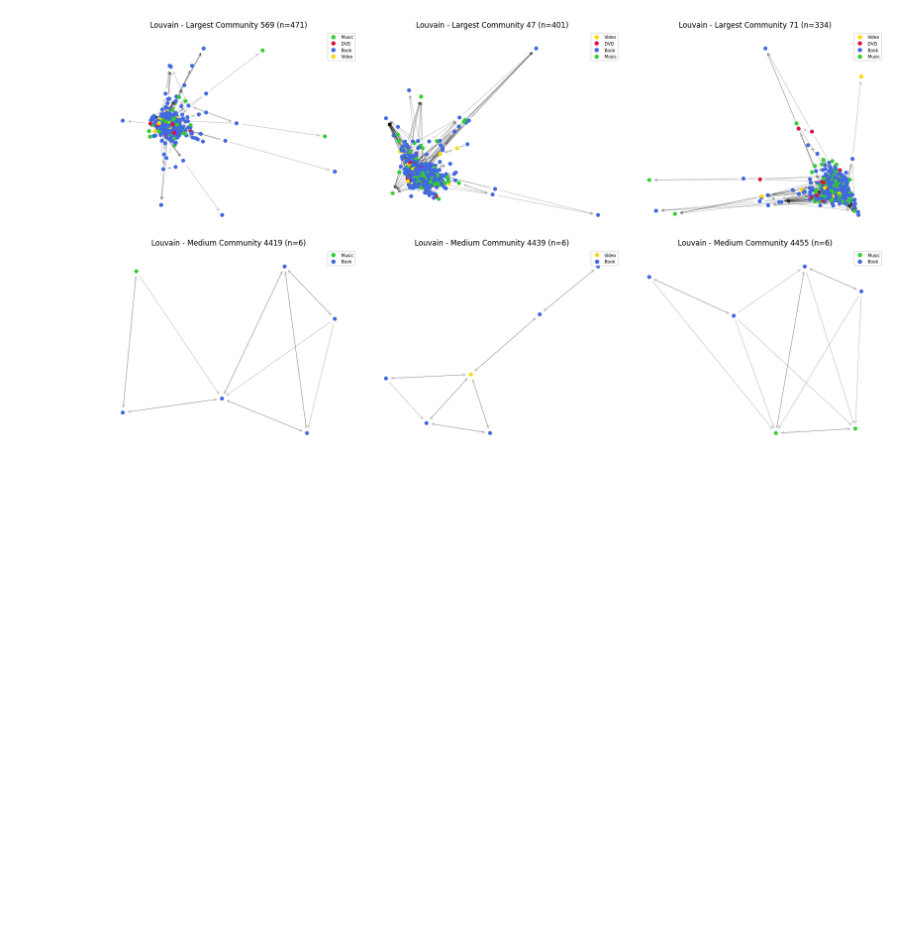
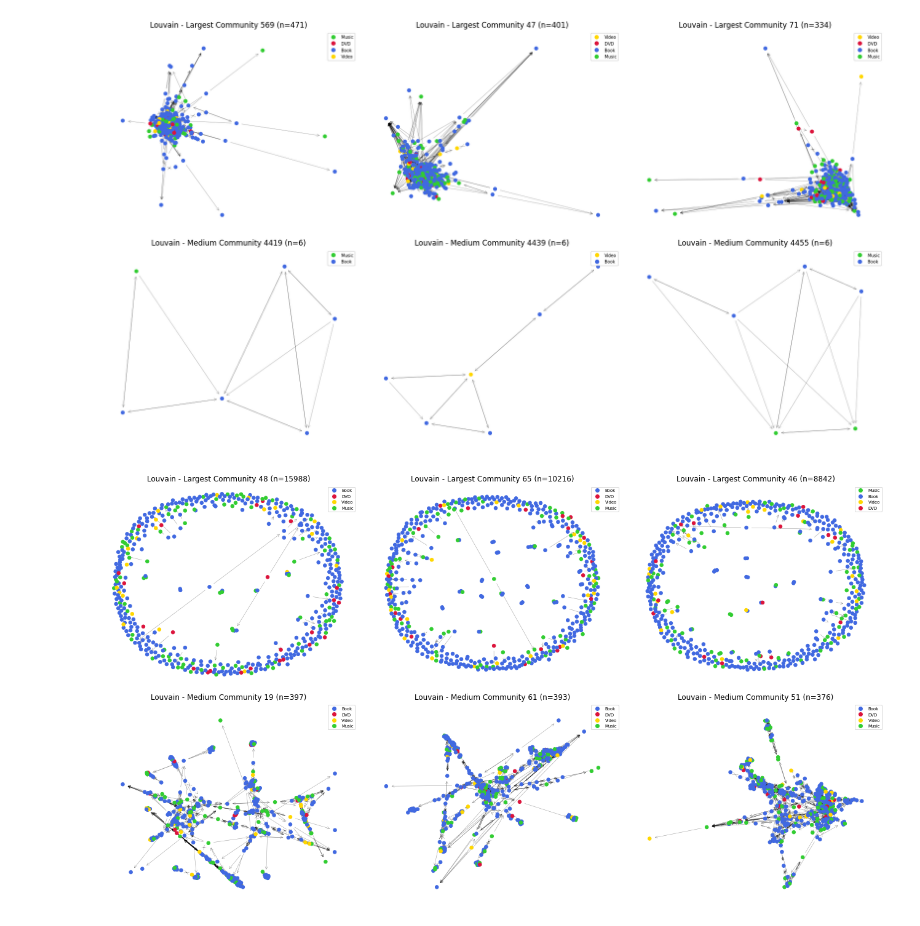
Before and after one commit to Miner-Lover/AmazonMining, a Jupyter notebook: community_detection.ipynb, the cells around one changed output. Drawn from its saved outputs; the diff is of its cells as text; code cells hidden in the pictures; blank space fills up the shorter version.

Commit message:
Finished modelling community detection

```diff
--- a/community_detection.ipynb
+++ b/community_detection.ipynb
@@ -9,6 +9,14 @@ import numpy as np
 import matplotlib.pyplot as plt
 import pickle
 # %%
+def load_community_result(*args):
+    """Load community results from pickle files."""
+    communities = []
+    for file in args:
+        with open(file, 'rb') as f:
+            communities.append(pickle.load(f))
+    return communities
+
 def calculate_community_quality(G, community):
     """Calculates quality metrics for a given community structure in a graph.
 
@@ -79,7 +87,7 @@ def visualize_community_sample(G, communities, method_name, max_nodes=500):
     Visualize sample of largest and medium communities with directed edges and nodes colored by group
     communities: list of sets where each set contains nodes of one community
     """
-    # Sort communities by size (largest first)
+    # TODO: Also Visualize the top 3 fully connected communities Sort communities by size (largest first)
     sorted_communities = sorted(communities, key=len, reverse=True)
 
     # Get top 3 largest communities
@@ -104,7 +112,7 @@ def visualize_community_sample(G, communities, method_name, max_nodes=500):
     # Default color for unknown groups
     default_color = 'lightgray'
 
-    plt.figure(figsize=(18, 10))
+    plt.figure(figsize=(18, 10), facecolor='white')
 
     # Function to draw a single community subplot
     def draw_community(community, subplot_idx, label):
@@ -250,0 +266,2 @@ analyze_community_sizes(louvain_communities)
+# %%
+louvain_communities, lpa_communities, greedy_modularity, fluid_community = load_community_result('louvain_communities.pickle', 'lpa_communities.pickle', 'greedy_modularity.pickle', 'fluid_communities.pickle')
@@ -252,3 +304,7 @@ analyze_community_sizes(louvain_communities)
 visualize_community_sample(G, lpa_communities, "LPA", max_nodes=500)
 # %% [output]
 [figure]
+# %%
+visualize_community_sample(G, louvain_communities, "Louvain", max_nodes=500)
+# %% [output]
+[figure, added]
```
Also changed, not shown: parts of 12 cells of this notebook, 2 other files.
